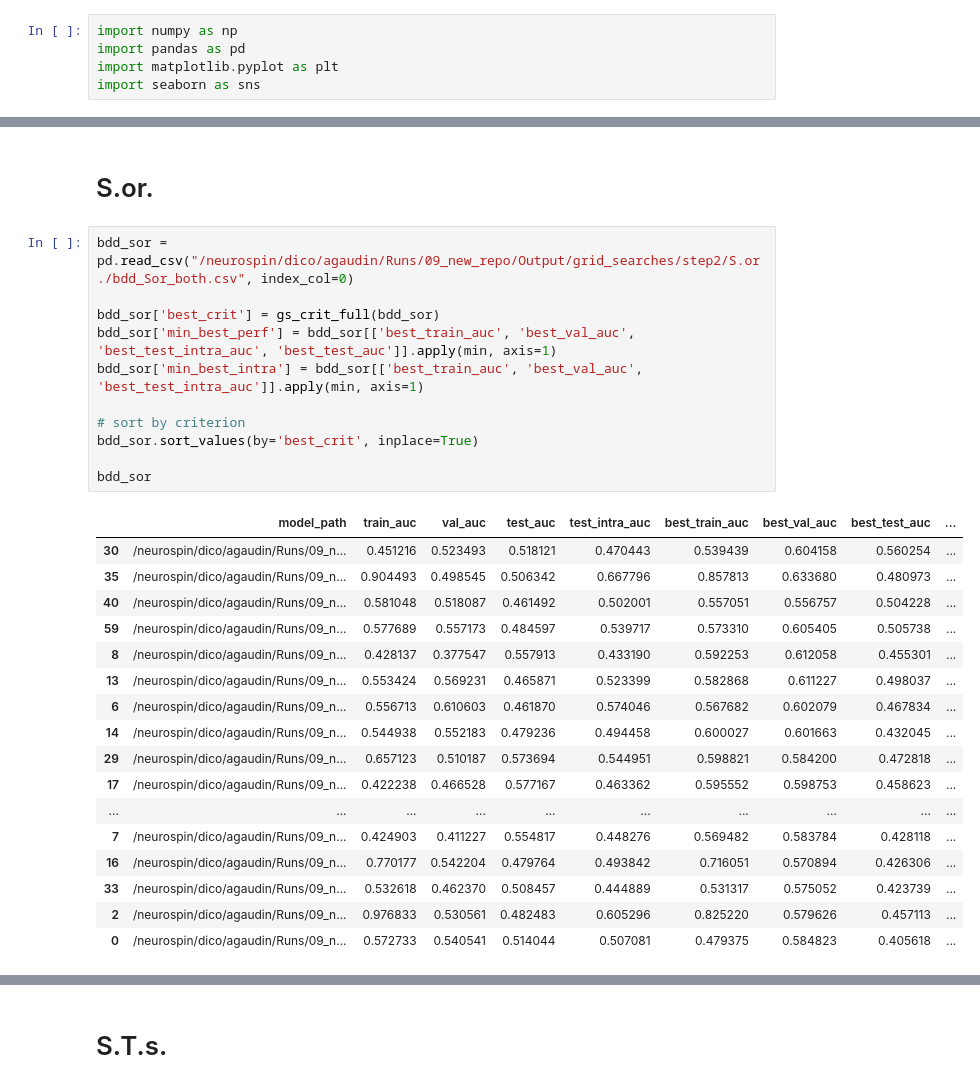
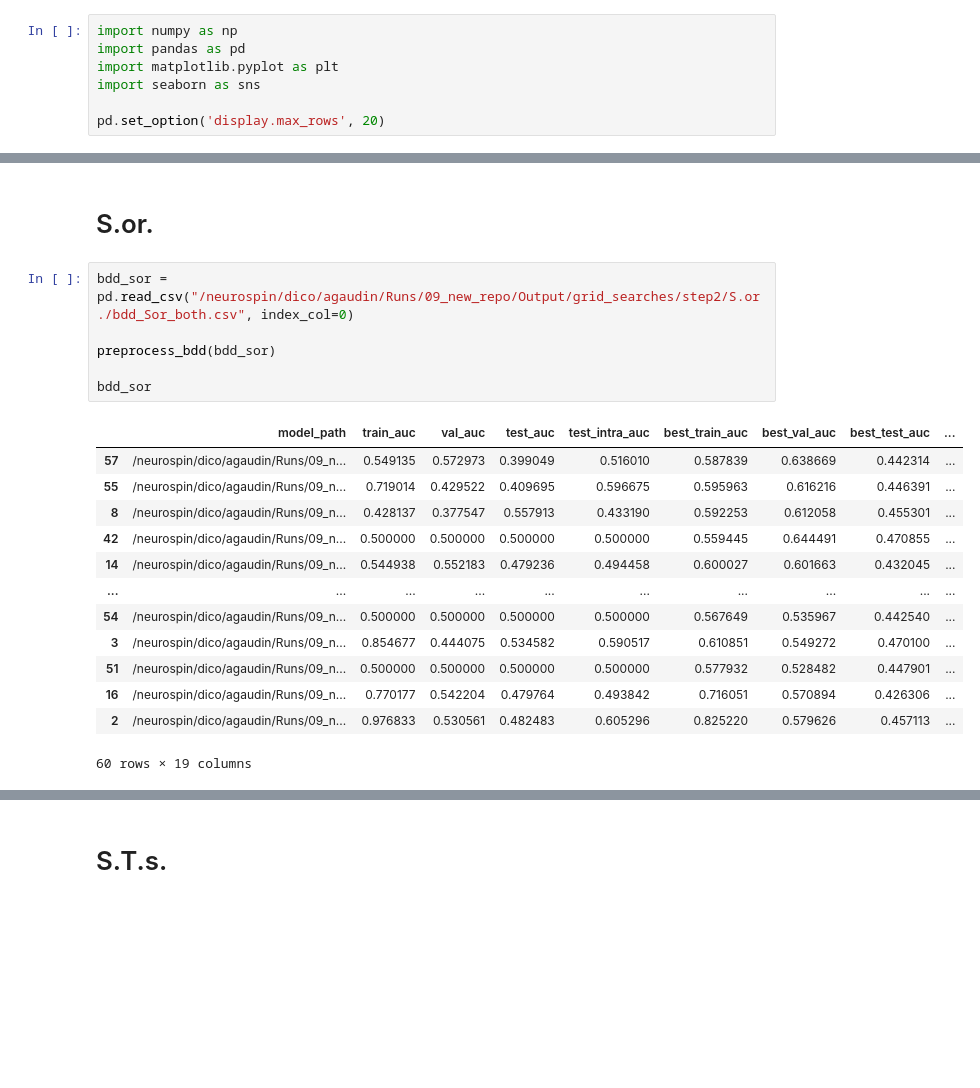
Before and after one commit to neurospin-projects/2023_agaudin_jchavas_folding_supervised, a Jupyter notebook: contrastive/notebooks/wandb_grid_searches/region_comparison.ipynb, the cells around one changed output, grey strips where cells are left out. Saved outputs shown, nothing was run; the diff lists cells and outputs as text; blank space fills up the shorter version.

```diff
--- a/contrastive/notebooks/wandb_grid_searches/region_comparison.ipynb
+++ b/contrastive/notebooks/wandb_grid_searches/region_comparison.ipynb
@@ -3,3 +3,5 @@ import numpy as np
 import pandas as pd
 import matplotlib.pyplot as plt
 import seaborn as sns
+
+pd.set_option('display.max_rows', 20)
@@ -16,32 +50,23 @@ def gs_crit_full(df):
 # %%
 bdd_sor = pd.read_csv("/neurospin/dico/agaudin/Runs/09_new_repo/Output/grid_searches/step2/S.or./bdd_Sor_both.csv", index_col=0)
 
-bdd_sor['best_crit'] = gs_crit_full(bdd_sor)
-bdd_sor['min_best_perf'] = bdd_sor[['best_train_auc', 'best_val_auc', 'best_test_intra_auc', 'best_test_auc']].apply(min, axis=1)
-bdd_sor['min_best_intra'] = bdd_sor[['best_train_auc', 'best_val_auc', 'best_test_intra_auc']].apply(min, axis=1)
-
-# sort by criterion
-bdd_sor.sort_values(by='best_crit', inplace=True)
+preprocess_bdd(bdd_sor)
 
 bdd_sor
 # %% [output]
 |  | model_path | train_auc | val_auc | test_auc | test_intra_auc | best_train_auc | best_val_auc | best_test_auc | ... |
-| 30 | /neurospin/dico/agaudin/Runs/09_n... | 0.451216 | 0.523493 | 0.518121 | 0.470443 | 0.539439 | 0.604158 | 0.560254 | ... |
-| 35 | /neurospin/dico/agaudin/Runs/09_n... | 0.904493 | 0.498545 | 0.506342 | 0.667796 | 0.857813 | 0.633680 | 0.480973 | ... |
-| 40 | /neurospin/dico/agaudin/Runs/09_n... | 0.581048 | 0.518087 | 0.461492 | 0.502001 | 0.557051 | 0.556757 | 0.504228 | ... |
-| 59 | /neurospin/dico/agaudin/Runs/09_n... | 0.577689 | 0.557173 | 0.484597 | 0.539717 | 0.573310 | 0.605405 | 0.505738 | ... |
+| 57 | /neurospin/dico/agaudin/Runs/09_n... | 0.549135 | 0.572973 | 0.399049 | 0.516010 | 0.587839 | 0.638669 | 0.442314 | ... |
+| 55 | /neurospin/dico/agaudin/Runs/09_n... | 0.719014 | 0.429522 | 0.409695 | 0.596675 | 0.595963 | 0.616216 | 0.446391 | ... |
 | 8 | /neurospin/dico/agaudin/Runs/09_n... | 0.428137 | 0.377547 | 0.557913 | 0.433190 | 0.592253 | 0.612058 | 0.455301 | ... |
-| 13 | /neurospin/dico/agaudin/Runs/09_n... | 0.553424 | 0.569231 | 0.465871 | 0.523399 | 0.582868 | 0.611227 | 0.498037 | ... |
-| 6 | /neurospin/dico/agaudin/Runs/09_n... | 0.556713 | 0.610603 | 0.461870 | 0.574046 | 0.567682 | 0.602079 | 0.467834 | ... |
+| 42 | /neurospin/dico/agaudin/Runs/09_n... | 0.500000 | 0.500000 | 0.500000 | 0.500000 | 0.559445 | 0.644491 | 0.470855 | ... |
 | 14 | /neurospin/dico/agaudin/Runs/09_n... | 0.544938 | 0.552183 | 0.479236 | 0.494458 | 0.600027 | 0.601663 | 0.432045 | ... |
-| 29 | /neurospin/dico/agaudin/Runs/09_n... | 0.657123 | 0.510187 | 0.573694 | 0.544951 | 0.598821 | 0.584200 | 0.472818 | ... |
-| 17 | /neurospin/dico/agaudin/Runs/09_n... | 0.422238 | 0.466528 | 0.577167 | 0.463362 | 0.595552 | 0.598753 | 0.458623 | ... |
 | ... | ... | ... | ... | ... | ... | ... | ... | ... | ... |
-| 7 | /neurospin/dico/agaudin/Runs/09_n... | 0.424903 | 0.411227 | 0.554817 | 0.448276 | 0.569482 | 0.583784 | 0.428118 | ... |
+| 54 | /neurospin/dico/agaudin/Runs/09_n... | 0.500000 | 0.500000 | 0.500000 | 0.500000 | 0.567649 | 0.535967 | 0.442540 | ... |
+| 3 | /neurospin/dico/agaudin/Runs/09_n... | 0.854677 | 0.444075 | 0.534582 | 0.590517 | 0.610851 | 0.549272 | 0.470100 | ... |
+| 51 | /neurospin/dico/agaudin/Runs/09_n... | 0.500000 | 0.500000 | 0.500000 | 0.500000 | 0.577932 | 0.528482 | 0.447901 | ... |
 | 16 | /neurospin/dico/agaudin/Runs/09_n... | 0.770177 | 0.542204 | 0.479764 | 0.493842 | 0.716051 | 0.570894 | 0.426306 | ... |
-| 33 | /neurospin/dico/agaudin/Runs/09_n... | 0.532618 | 0.462370 | 0.508457 | 0.444889 | 0.531317 | 0.575052 | 0.423739 | ... |
 | 2 | /neurospin/dico/agaudin/Runs/09_n... | 0.976833 | 0.530561 | 0.482483 | 0.605296 | 0.825220 | 0.579626 | 0.457113 | ... |
-| 0 | /neurospin/dico/agaudin/Runs/09_n... | 0.572733 | 0.540541 | 0.514044 | 0.507081 | 0.479375 | 0.584823 | 0.405618 | ... |
+60 rows × 19 columns
 # %%
 print(bdd_sor[bdd_sor.min_best_perf >= 0.5].shape[0])
 bdd_sor[bdd_sor.min_best_perf >= 0.5]
```
Also changed, not shown: parts of 17 cells of this notebook, 7 other files.
